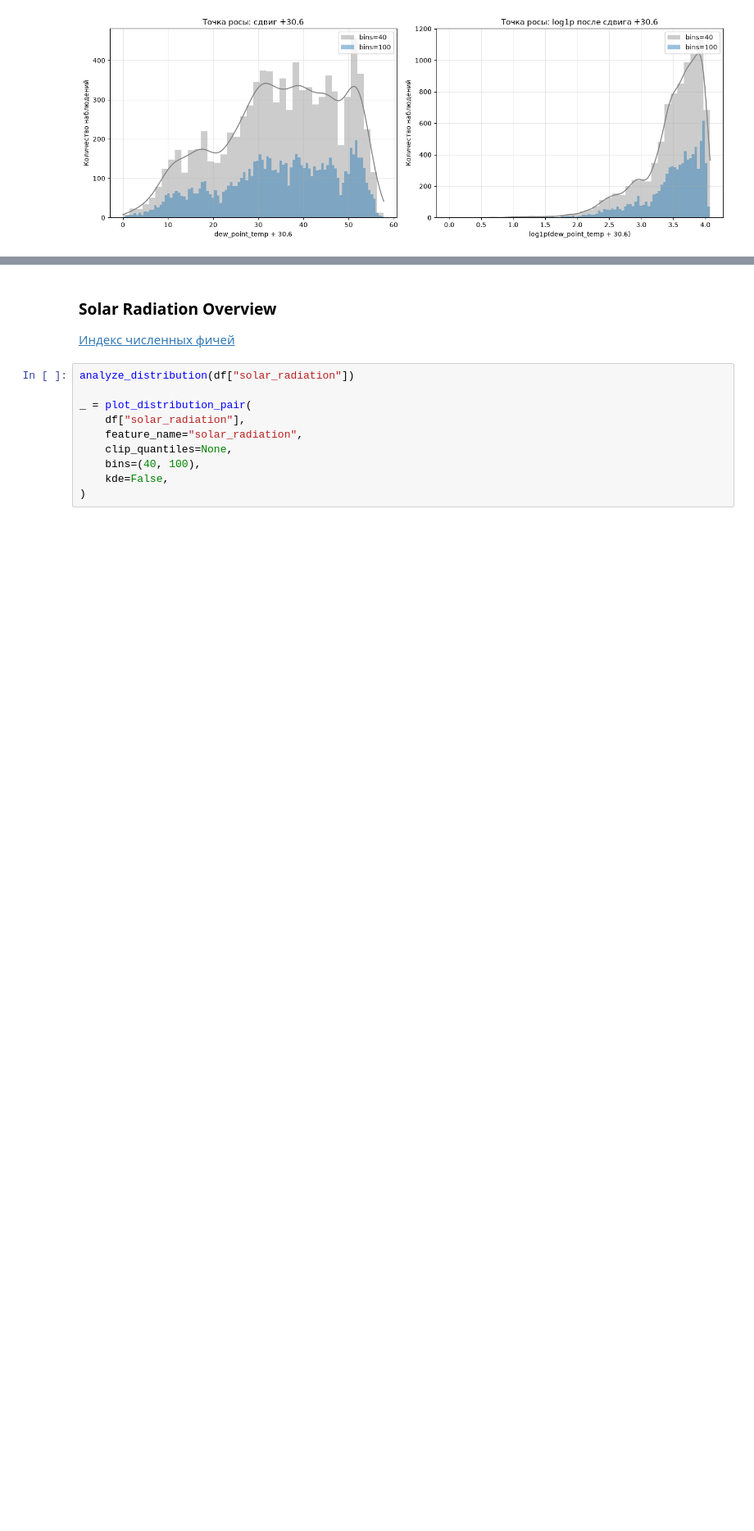
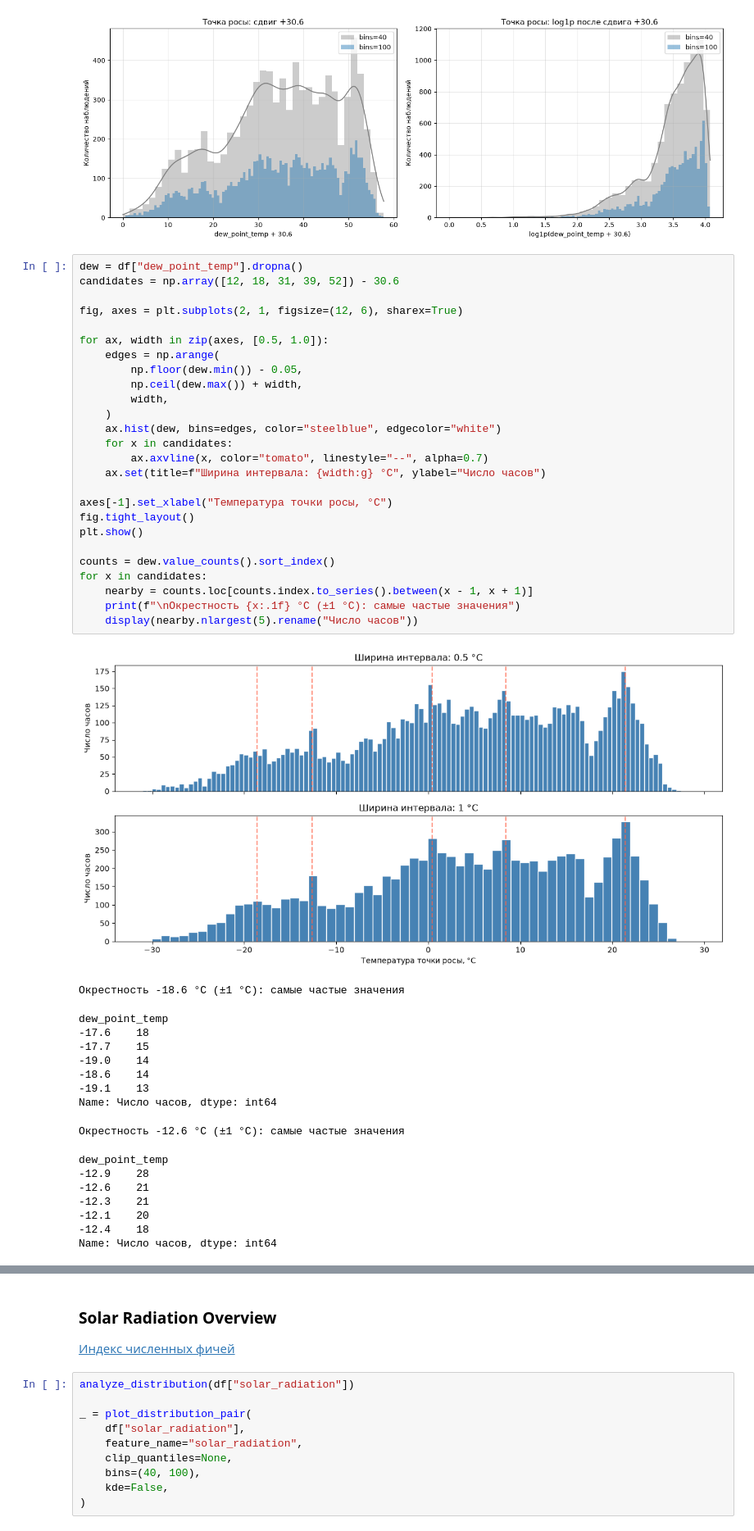
Before and after one commit to Vatman30000/Project_Practicum_team_13, a Jupyter notebook: notebooks/eda.ipynb, the cells around one changed output, grey strips where cells are left out. Shown at 82% size. Saved outputs shown, nothing was run; the diff lists cells and outputs as text; blank space fills up the shorter version.

```diff
--- a/notebooks/eda.ipynb
+++ b/notebooks/eda.ipynb
@@ -526,3 +737,47 @@ IQR-пороги: [-33.9500, 44.0500]
 1.000    27.2000
 Name: dew_point_temp, dtype: float64
 [figure]
+# %%
+dew = df["dew_point_temp"].dropna()
+candidates = np.array([12, 18, 31, 39, 52]) - 30.6
+
+fig, axes = plt.subplots(2, 1, figsize=(12, 6), sharex=True)
+
+for ax, width in zip(axes, [0.5, 1.0]):
+    edges = np.arange(
+        np.floor(dew.min()) - 0.05,
+        np.ceil(dew.max()) + width,
+        width,
+    )
+    ax.hist(dew, bins=edges, color="steelblue", edgecolor="white")
+    for x in candidates:
+        ax.axvline(x, color="tomato", linestyle="--", alpha=0.7)
+    ax.set(title=f"Ширина интервала: {width:g} °C", ylabel="Число часов")
+
+axes[-1].set_xlabel("Температура точки росы, °C")
+fig.tight_layout()
+plt.show()
+
+counts = dew.value_counts().sort_index()
+for x in candidates:
+    nearby = counts.loc[counts.index.to_series().between(x - 1, x + 1)]
+    print(f"\nОкрестность {x:.1f} °C (±1 °C): самые частые значения")
+    display(nearby.nlargest(5).rename("Число часов"))
+# %% [output]
+[figure, added]
+Окрестность -18.6 °C (±1 °C): самые частые значения
+dew_point_temp
+-17.6    18
+-17.7    15
+-19.0    14
+-18.6    14
+-19.1    13
+Name: Число часов, dtype: int64
+Окрестность -12.6 °C (±1 °C): самые частые значения
+dew_point_temp
+-12.9    28
+-12.6    21
+-12.3    21
+-12.1    20
+-12.4    18
+Name: Число часов, dtype: int64
```
Also changed, not shown: parts of 54 cells of this notebook.
